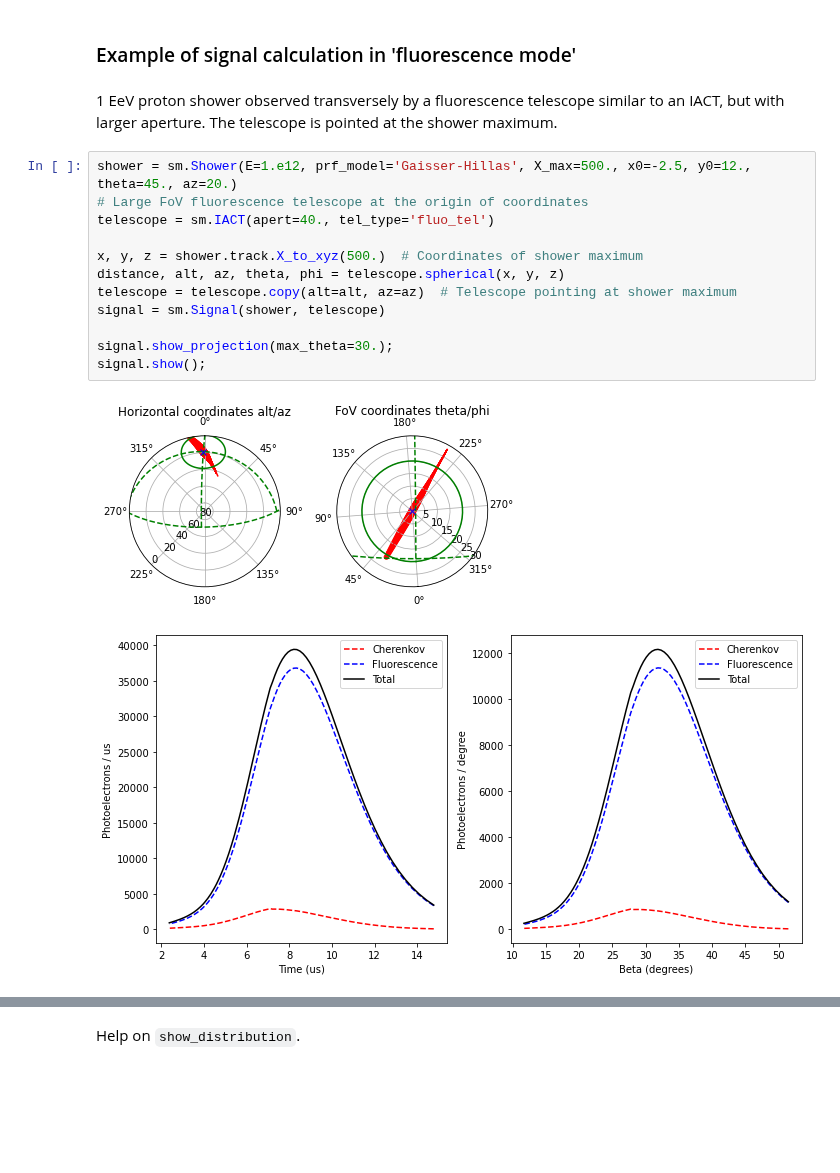
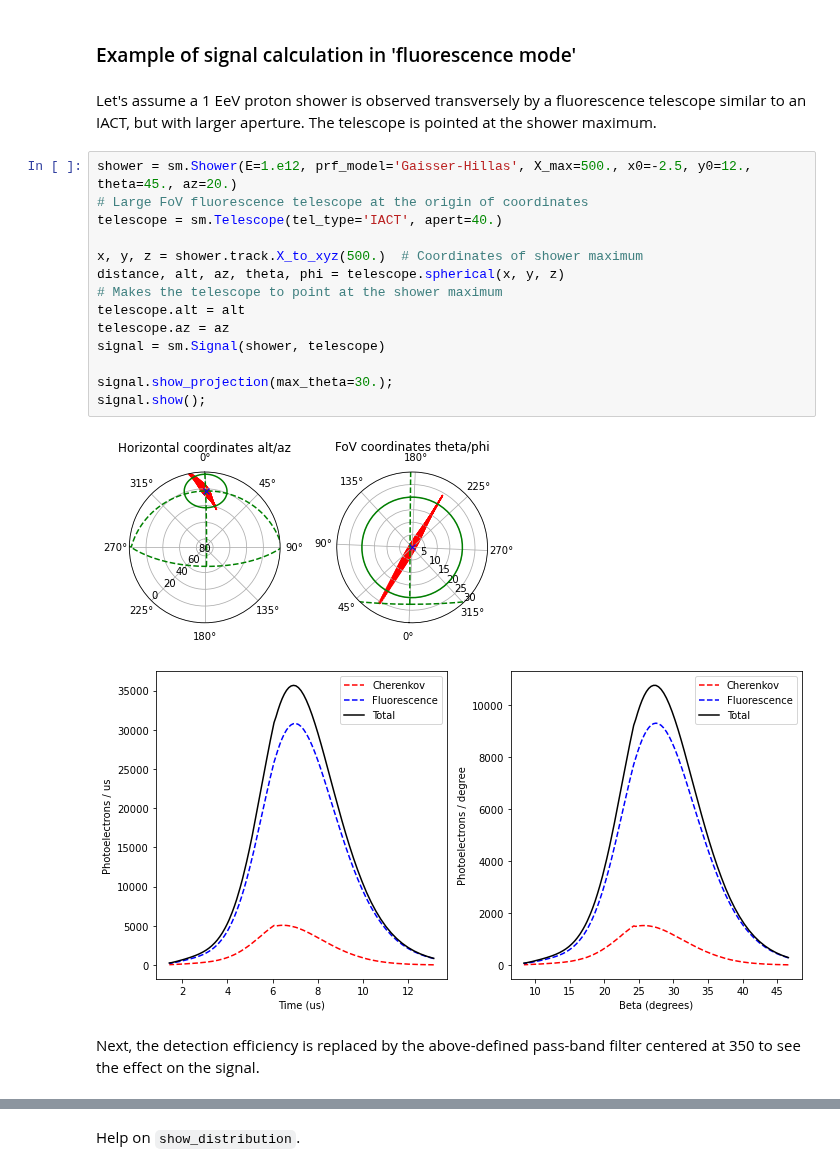
Before and after one commit to JaimeRosado/ShowerModel, a Jupyter notebook: notebooks/UC3_Signal_production_and_ground_distribution.ipynb, the cells around one changed output, grey strips where cells are left out. Drawn from its saved outputs; the diff is of its cells as text; blank space fills up the shorter version.

```diff
--- a/notebooks/UC3_Signal_production_and_ground_distribution.ipynb
+++ b/notebooks/UC3_Signal_production_and_ground_distribution.ipynb
@@ -165,19 +187,23 @@ Help on `Signal`.
 # %% [markdown]
 ### Example of signal calculation in 'fluorescence mode'
 # %% [markdown]
-1 EeV proton shower observed transversely by a fluorescence telescope similar to an IACT, but with larger aperture. The telescope is pointed at the shower maximum.
+Let's assume a 1 EeV proton shower is observed transversely by a fluorescence telescope similar to an IACT, but with larger aperture. The telescope is pointed at the shower maximum.
 # %%
 shower = sm.Shower(E=1.e12, prf_model='Gaisser-Hillas', X_max=500., x0=-2.5, y0=12., theta=45., az=20.)
 # Large FoV fluorescence telescope at the origin of coordinates
-telescope = sm.IACT(apert=40., tel_type='fluo_tel')
+telescope = sm.Telescope(tel_type='IACT', apert=40.)
 
 x, y, z = shower.track.X_to_xyz(500.)  # Coordinates of shower maximum
 distance, alt, az, theta, phi = telescope.spherical(x, y, z)
-telescope = telescope.copy(alt=alt, az=az)  # Telescope pointing at shower maximum
+# Makes the telescope to point at the shower maximum
+telescope.alt = alt
+telescope.az = az
 signal = sm.Signal(shower, telescope)
 
 signal.show_projection(max_theta=30.);
 signal.show();
 # %% [output]
-[figure, old version]
+[figure, new version]
-[figure, old version]
+[figure, new version]
+# %% [markdown]
+Next, the detection efficiency is replaced by the above-defined pass-band filter centered at 350 to see the effect on the signal.
```
Also changed, not shown: parts of 64 cells of this notebook, 30 other files.
